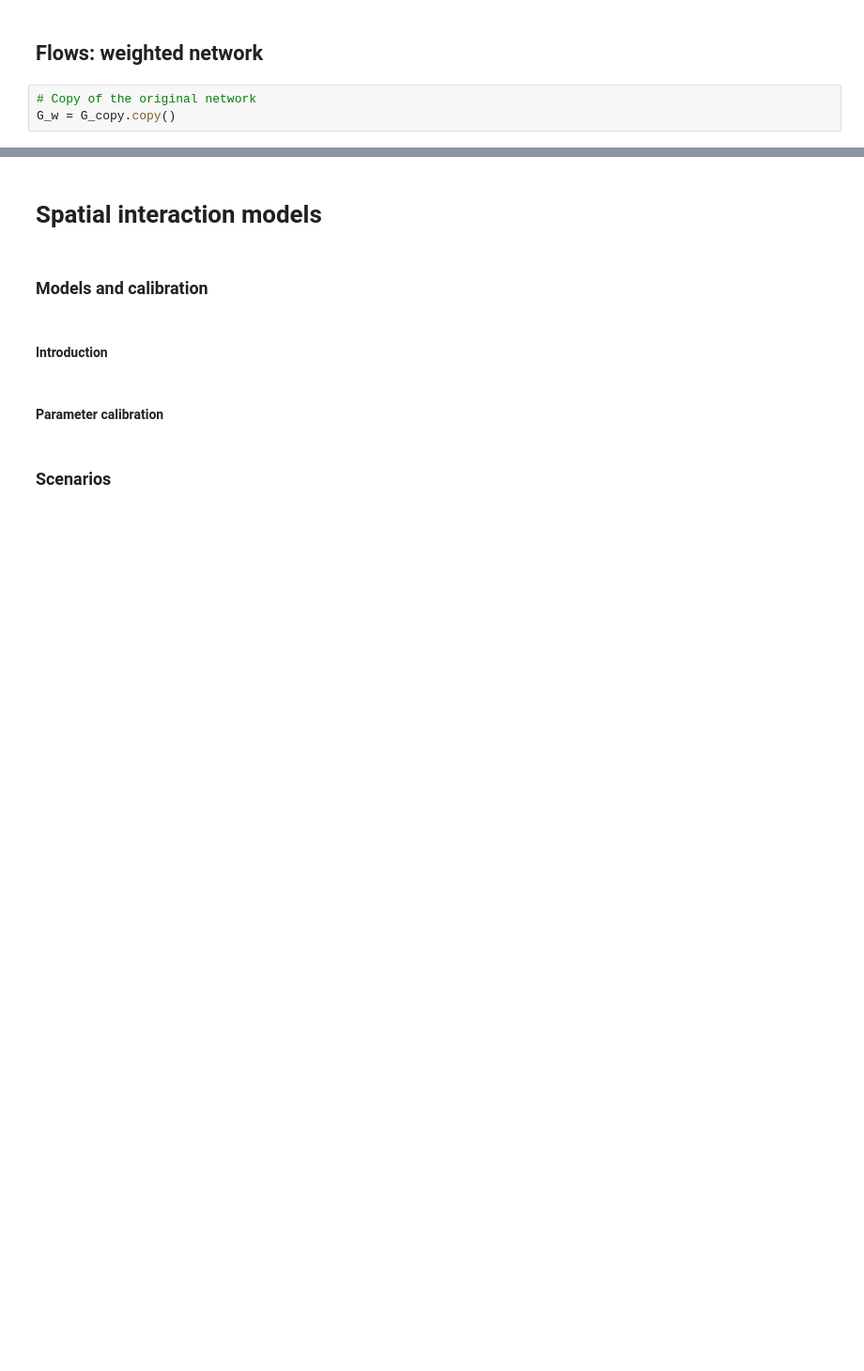
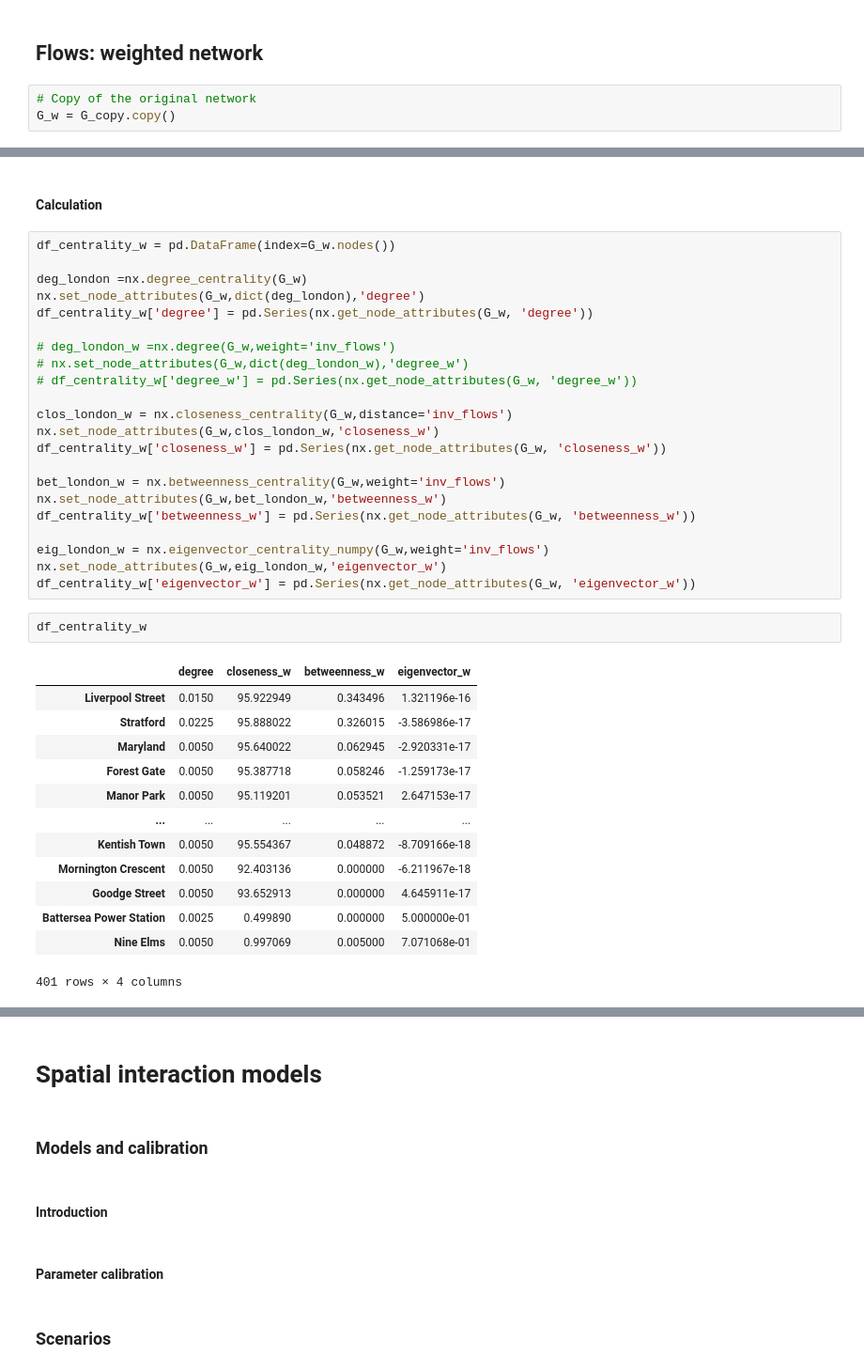
Before and after one commit to rpoandres/US_Assessment, a Jupyter notebook: US_Assessment.ipynb, the cells around one changed output, grey strips where cells are left out. Shown at 94% size. Saved outputs shown, nothing was run; the diff lists cells and outputs as text; blank space fills up the shorter version.

```diff
--- a/US_Assessment.ipynb
+++ b/US_Assessment.ipynb
@@ -795,0 +1079,40 @@ print(nx.info(G_w))
+# %% [markdown]
+#### Calculation
+# %%
+df_centrality_w = pd.DataFrame(index=G_w.nodes())
+
+deg_london =nx.degree_centrality(G_w)
+nx.set_node_attributes(G_w,dict(deg_london),'degree')
+df_centrality_w['degree'] = pd.Series(nx.get_node_attributes(G_w, 'degree'))
+
+# deg_london_w =nx.degree(G_w,weight='inv_flows')
+# nx.set_node_attributes(G_w,dict(deg_london_w),'degree_w')
+# df_centrality_w['degree_w'] = pd.Series(nx.get_node_attributes(G_w, 'degree_w'))
+
+clos_london_w = nx.closeness_centrality(G_w,distance='inv_flows')
+nx.set_node_attributes(G_w,clos_london_w,'closeness_w')
+df_centrality_w['closeness_w'] = pd.Series(nx.get_node_attributes(G_w, 'closeness_w'))
+
+bet_london_w = nx.betweenness_centrality(G_w,weight='inv_flows')
+nx.set_node_attributes(G_w,bet_london_w,'betweenness_w')
+df_centrality_w['betweenness_w'] = pd.Series(nx.get_node_attributes(G_w, 'betweenness_w'))
+
+eig_london_w = nx.eigenvector_centrality_numpy(G_w,weight='inv_flows')
+nx.set_node_attributes(G_w,eig_london_w,'eigenvector_w')
+df_centrality_w['eigenvector_w'] = pd.Series(nx.get_node_attributes(G_w, 'eigenvector_w'))
+# %%
+df_centrality_w
+# %% [output]
+|  | degree | closeness_w | betweenness_w | eigenvector_w |
+| Liverpool Street | 0.0150 | 95.922949 | 0.343496 | 1.321196e-16 |
+| Stratford | 0.0225 | 95.888022 | 0.326015 | -3.586986e-17 |
+| Maryland | 0.0050 | 95.640022 | 0.062945 | -2.920331e-17 |
+| Forest Gate | 0.0050 | 95.387718 | 0.058246 | -1.259173e-17 |
+| Manor Park | 0.0050 | 95.119201 | 0.053521 | 2.647153e-17 |
+| ... | ... | ... | ... | ... |
+| Kentish Town | 0.0050 | 95.554367 | 0.048872 | -8.709166e-18 |
+| Mornington Crescent | 0.0050 | 92.403136 | 0.000000 | -6.211967e-18 |
+| Goodge Street | 0.0050 | 93.652913 | 0.000000 | 4.645911e-17 |
+| Battersea Power Station | 0.0025 | 0.499890 | 0.000000 | 5.000000e-01 |
+| Nine Elms | 0.0050 | 0.997069 | 0.005000 | 7.071068e-01 |
+401 rows × 4 columns
```
Also changed, not shown: parts of 64 cells of this notebook, 1 other file.
